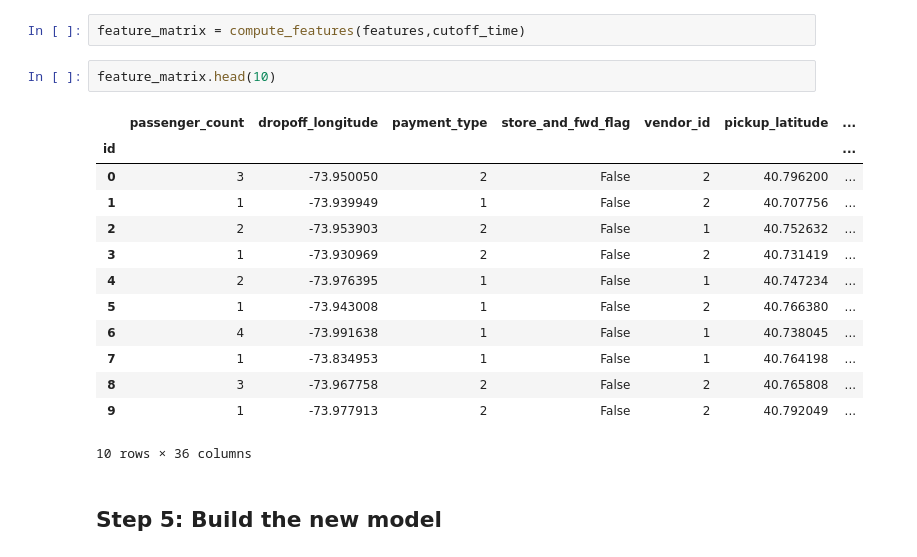
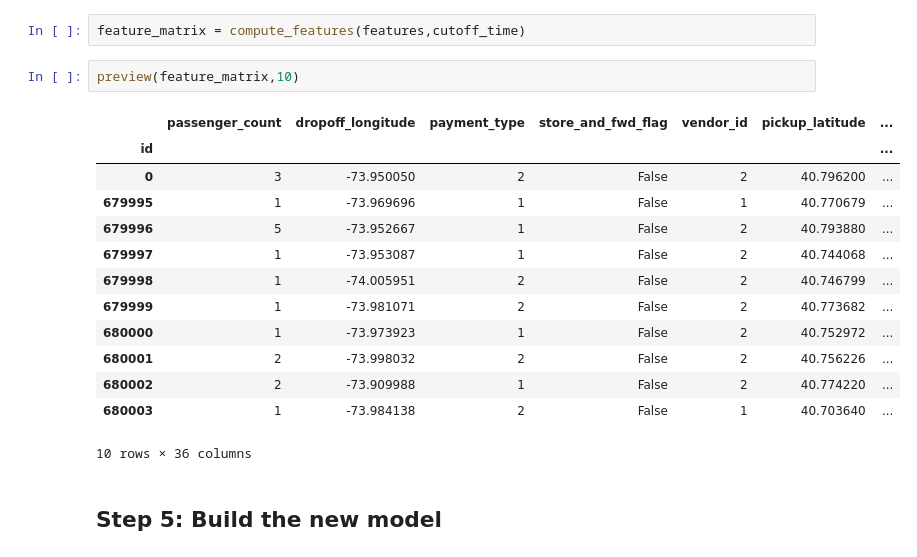
Before and after one commit to alteryx/DSx, a Jupyter notebook: NewYorkCity_taxi_case_study.ipynb, the cells around one changed output. Drawn from its saved outputs; the diff is of its cells as text.

```diff
--- a/NewYorkCity_taxi_case_study.ipynb
+++ b/NewYorkCity_taxi_case_study.ipynb
@@ -219,22 +219,22 @@ features
 Now let's compute the features.
 # %%
 feature_matrix = compute_features(features,cutoff_time)
-# %%
-feature_matrix.head(10)
-# %% [output]
-|  | passenger_count | dropoff_longitude | payment_type | store_and_fwd_flag | vendor_id | pickup_latitude | ... |
-| id |  |  |  |  |  |  | ... |
-| 0 | 3 | -73.950050 | 2 | False | 2 | 40.796200 | ... |
-| 1 | 1 | -73.939949 | 1 | False | 2 | 40.707756 | ... |
-| 2 | 2 | -73.953903 | 2 | False | 1 | 40.752632 | ... |
-| 3 | 1 | -73.930969 | 2 | False | 2 | 40.731419 | ... |
-| 4 | 2 | -73.976395 | 1 | False | 1 | 40.747234 | ... |
-| 5 | 1 | -73.943008 | 1 | False | 2 | 40.766380 | ... |
-| 6 | 4 | -73.991638 | 1 | False | 1 | 40.738045 | ... |
-| 7 | 1 | -73.834953 | 1 | False | 1 | 40.764198 | ... |
-| 8 | 3 | -73.967758 | 2 | False | 2 | 40.765808 | ... |
-| 9 | 1 | -73.977913 | 2 | False | 2 | 40.792049 | ... |
-10 rows × 36 columns
+# %%
+preview(feature_matrix,10)
+# %% [output]
+|  | passenger_count | dropoff_longitude | payment_type | store_and_fwd_flag | vendor_id | pickup_latitude | ... |
+| id |  |  |  |  |  |  | ... |
+| 0 | 3 | -73.950050 | 2 | False | 2 | 40.796200 | ... |
+| 679995 | 1 | -73.969696 | 1 | False | 1 | 40.770679 | ... |
+| 679996 | 5 | -73.952667 | 1 | False | 2 | 40.793880 | ... |
+| 679997 | 1 | -73.953087 | 1 | False | 2 | 40.744068 | ... |
+| 679998 | 1 | -74.005951 | 2 | False | 2 | 40.746799 | ... |
+| 679999 | 1 | -73.981071 | 2 | False | 2 | 40.773682 | ... |
+| 680000 | 1 | -73.973923 | 1 | False | 2 | 40.752972 | ... |
+| 680001 | 2 | -73.998032 | 2 | False | 2 | 40.756226 | ... |
+| 680002 | 2 | -73.909988 | 1 | False | 2 | 40.774220 | ... |
+| 680003 | 1 | -73.984138 | 2 | False | 1 | 40.703640 | ... |
+10 rows × 36 columns
 # %% [markdown]
 <h2>Step 5: Build the new model</h2>
 # %%
```
Also changed, not shown: parts of 13 cells of this notebook, 2 other files.
